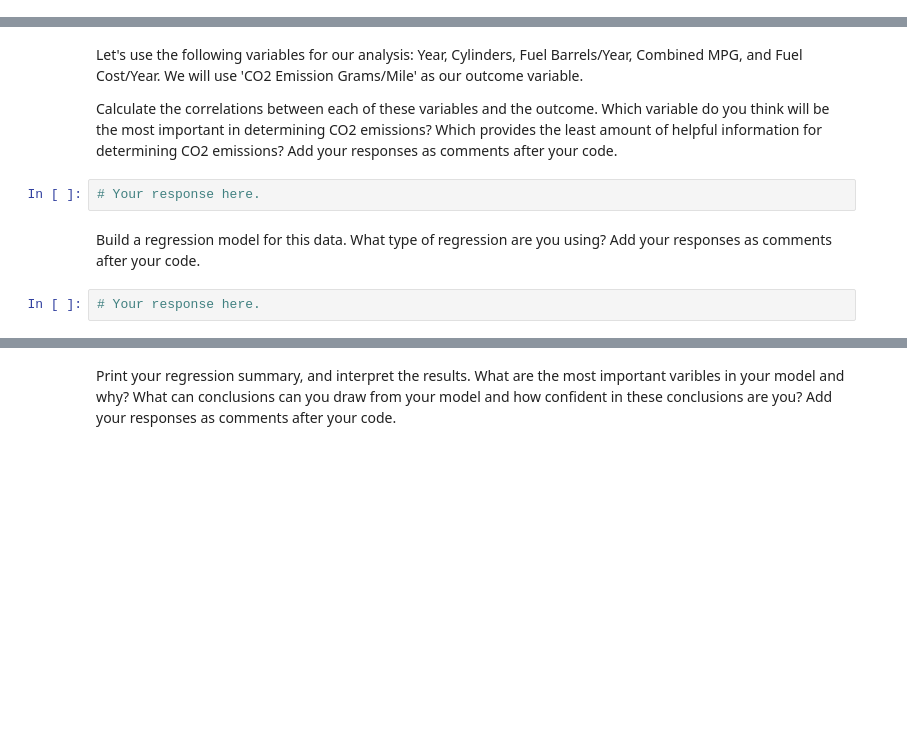
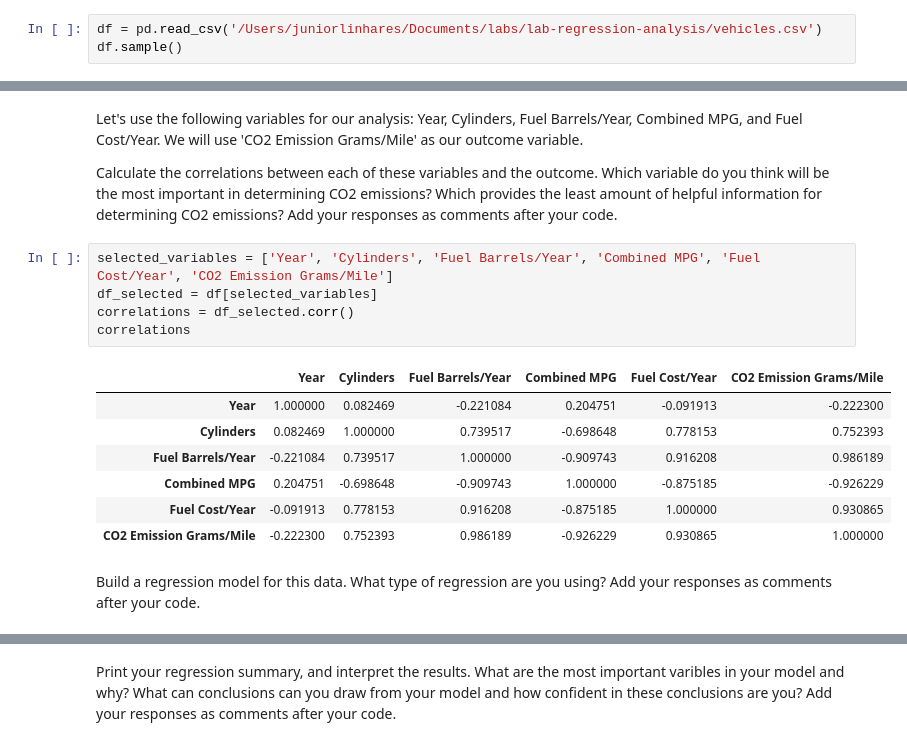
Before and after one commit to Ironhack-data-bcn-oct-2023/lab-regression-analysis, a Jupyter notebook: your-code.ipynb, the cells around one changed output, grey strips where cells are left out. Drawn from its saved outputs; the diff is of its cells as text; blank space fills up the shorter version.

```diff
--- a/your-code.ipynb
+++ b/your-code.ipynb
@@ -61,0 +124,3 @@ For the second part of this lab, we will use the vehicles.csv data set. You can
+# %%
+df = pd.read_csv('/Users/juniorlinhares/Documents/labs/lab-regression-analysis/vehicles.csv')
+df.sample()
@@ -63,9 +131,18 @@ For the second part of this lab, we will use the vehicles.csv data set. You can
 Let's use the following variables for our analysis: Year, Cylinders, Fuel Barrels/Year, Combined MPG, and Fuel Cost/Year. We will use 'CO2 Emission Grams/Mile' as our outcome variable.
 
 Calculate the correlations between each of these variables and the outcome. Which variable do you think will be the most important in determining CO2 emissions? Which provides the least amount of helpful information for determining CO2 emissions? Add your responses as comments after your code.
-# %%
-# Your response here.
+# %%
+selected_variables = ['Year', 'Cylinders', 'Fuel Barrels/Year', 'Combined MPG', 'Fuel Cost/Year', 'CO2 Emission Grams/Mile']
+df_selected = df[selected_variables]
+correlations = df_selected.corr()
+correlations
+# %% [output]
+|  | Year | Cylinders | Fuel Barrels/Year | Combined MPG | Fuel Cost/Year | CO2 Emission Grams/Mile |
+| Year | 1.000000 | 0.082469 | -0.221084 | 0.204751 | -0.091913 | -0.222300 |
+| Cylinders | 0.082469 | 1.000000 | 0.739517 | -0.698648 | 0.778153 | 0.752393 |
+| Fuel Barrels/Year | -0.221084 | 0.739517 | 1.000000 | -0.909743 | 0.916208 | 0.986189 |
+| Combined MPG | 0.204751 | -0.698648 | -0.909743 | 1.000000 | -0.875185 | -0.926229 |
+| Fuel Cost/Year | -0.091913 | 0.778153 | 0.916208 | -0.875185 | 1.000000 | 0.930865 |
+| CO2 Emission Grams/Mile | -0.222300 | 0.752393 | 0.986189 | -0.926229 | 0.930865 | 1.000000 |
 # %% [markdown]
 Build a regression model for this data. What type of regression are you using? Add your responses as comments after your code.
-# %%
-# Your response here.
```
Also changed, not shown: parts of 21 cells of this notebook.
